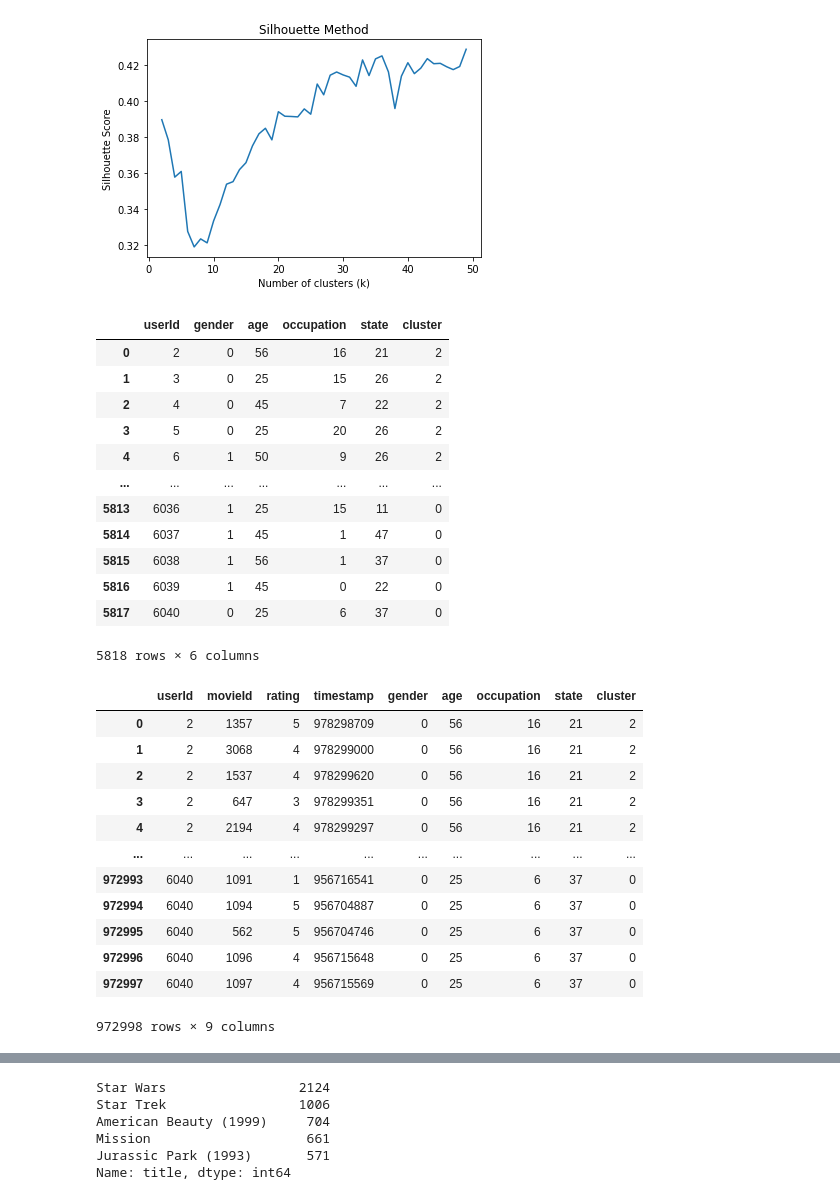
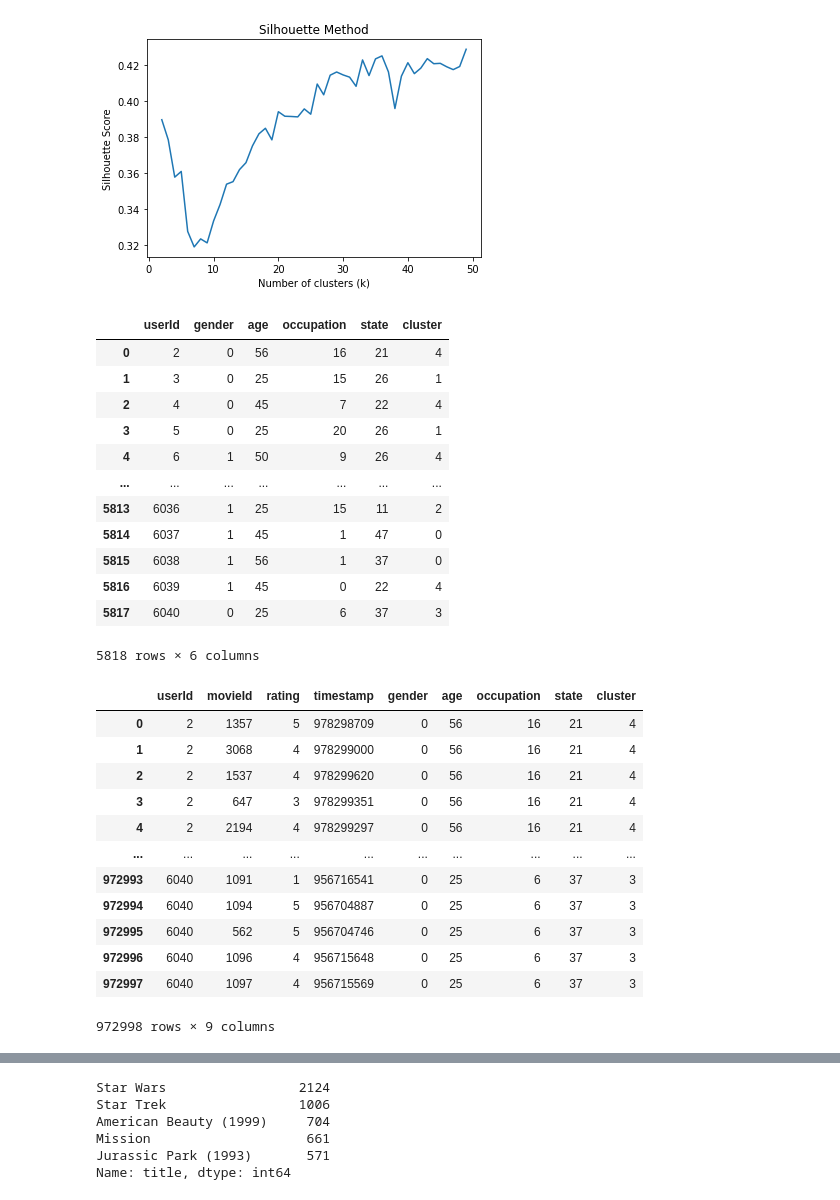
Before and after one commit to gamal-abdelhakm/Movie-Recommender, a Jupyter notebook: movie_recommender.ipynb, the cells around one changed output, grey strips where cells are left out. Drawn from its saved outputs; the diff is of its cells as text; code cells hidden in the pictures.

```diff
--- a/movie_recommender.ipynb
+++ b/movie_recommender.ipynb
@@ -470,40 +470,40 @@ plt.show()
 [figure]
 # %%
 kmeans = KMeans(n_clusters=5)
-kmeans.fit(df_users)
+kmeans.fit(df_users.drop(columns='userId'))
 labels = kmeans.labels_
 df_users['cluster'] = labels
 df_users
 # %% [output]
 |  | userId | gender | age | occupation | state | cluster |
-| 0 | 2 | 0 | 56 | 16 | 21 | 2 |
-| 1 | 3 | 0 | 25 | 15 | 26 | 2 |
-| 2 | 4 | 0 | 45 | 7 | 22 | 2 |
-| 3 | 5 | 0 | 25 | 20 | 26 | 2 |
-| 4 | 6 | 1 | 50 | 9 | 26 | 2 |
+| 0 | 2 | 0 | 56 | 16 | 21 | 4 |
+| 1 | 3 | 0 | 25 | 15 | 26 | 1 |
+| 2 | 4 | 0 | 45 | 7 | 22 | 4 |
+| 3 | 5 | 0 | 25 | 20 | 26 | 1 |
+| 4 | 6 | 1 | 50 | 9 | 26 | 4 |
 | ... | ... | ... | ... | ... | ... | ... |
-| 5813 | 6036 | 1 | 25 | 15 | 11 | 0 |
+| 5813 | 6036 | 1 | 25 | 15 | 11 | 2 |
 | 5814 | 6037 | 1 | 45 | 1 | 47 | 0 |
 | 5815 | 6038 | 1 | 56 | 1 | 37 | 0 |
-| 5816 | 6039 | 1 | 45 | 0 | 22 | 0 |
-| 5817 | 6040 | 0 | 25 | 6 | 37 | 0 |
+| 5816 | 6039 | 1 | 45 | 0 | 22 | 4 |
+| 5817 | 6040 | 0 | 25 | 6 | 37 | 3 |
 5818 rows × 6 columns
 # %%
 df_merged = pd.merge(df_ratings, df_users, on='userId')
 df_merged
 # %% [output]
 |  | userId | movieId | rating | timestamp | gender | age | occupation | state | cluster |
-| 0 | 2 | 1357 | 5 | 978298709 | 0 | 56 | 16 | 21 | 2 |
-| 1 | 2 | 3068 | 4 | 978299000 | 0 | 56 | 16 | 21 | 2 |
-| 2 | 2 | 1537 | 4 | 978299620 | 0 | 56 | 16 | 21 | 2 |
-| 3 | 2 | 647 | 3 | 978299351 | 0 | 56 | 16 | 21 | 2 |
-| 4 | 2 | 2194 | 4 | 978299297 | 0 | 56 | 16 | 21 | 2 |
+| 0 | 2 | 1357 | 5 | 978298709 | 0 | 56 | 16 | 21 | 4 |
+| 1 | 2 | 3068 | 4 | 978299000 | 0 | 56 | 16 | 21 | 4 |
+| 2 | 2 | 1537 | 4 | 978299620 | 0 | 56 | 16 | 21 | 4 |
+| 3 | 2 | 647 | 3 | 978299351 | 0 | 56 | 16 | 21 | 4 |
+| 4 | 2 | 2194 | 4 | 978299297 | 0 | 56 | 16 | 21 | 4 |
 | ... | ... | ... | ... | ... | ... | ... | ... | ... | ... |
-| 972993 | 6040 | 1091 | 1 | 956716541 | 0 | 25 | 6 | 37 | 0 |
-| 972994 | 6040 | 1094 | 5 | 956704887 | 0 | 25 | 6 | 37 | 0 |
-| 972995 | 6040 | 562 | 5 | 956704746 | 0 | 25 | 6 | 37 | 0 |
-| 972996 | 6040 | 1096 | 4 | 956715648 | 0 | 25 | 6 | 37 | 0 |
-| 972997 | 6040 | 1097 | 4 | 956715569 | 0 | 25 | 6 | 37 | 0 |
+| 972993 | 6040 | 1091 | 1 | 956716541 | 0 | 25 | 6 | 37 | 3 |
+| 972994 | 6040 | 1094 | 5 | 956704887 | 0 | 25 | 6 | 37 | 3 |
+| 972995 | 6040 | 562 | 5 | 956704746 | 0 | 25 | 6 | 37 | 3 |
+| 972996 | 6040 | 1096 | 4 | 956715648 | 0 | 25 | 6 | 37 | 3 |
+| 972997 | 6040 | 1097 | 4 | 956715569 | 0 | 25 | 6 | 37 | 3 |
 972998 rows × 9 columns
 # %%
 df_merged = pd.merge(df_merged, df_movies, on='movieId')
```
Also changed, not shown: parts of 2 cells of this notebook, 1 other file.
